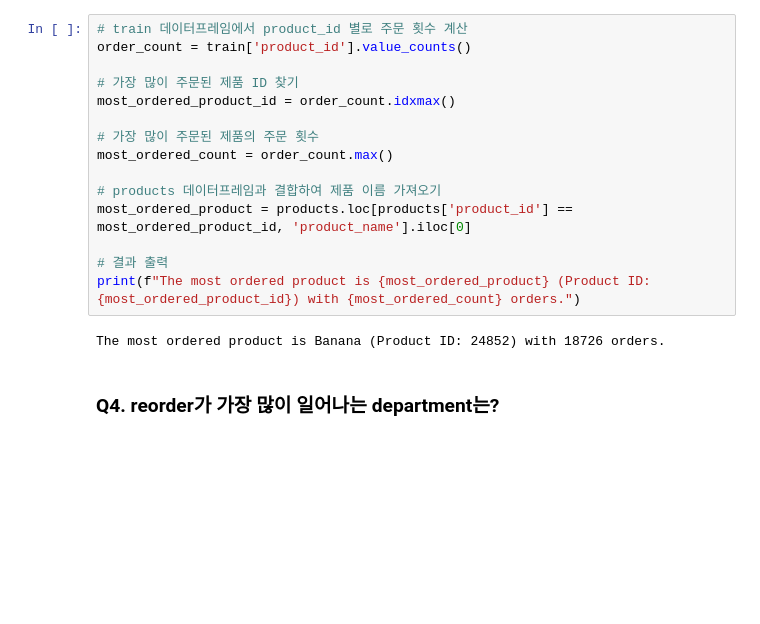
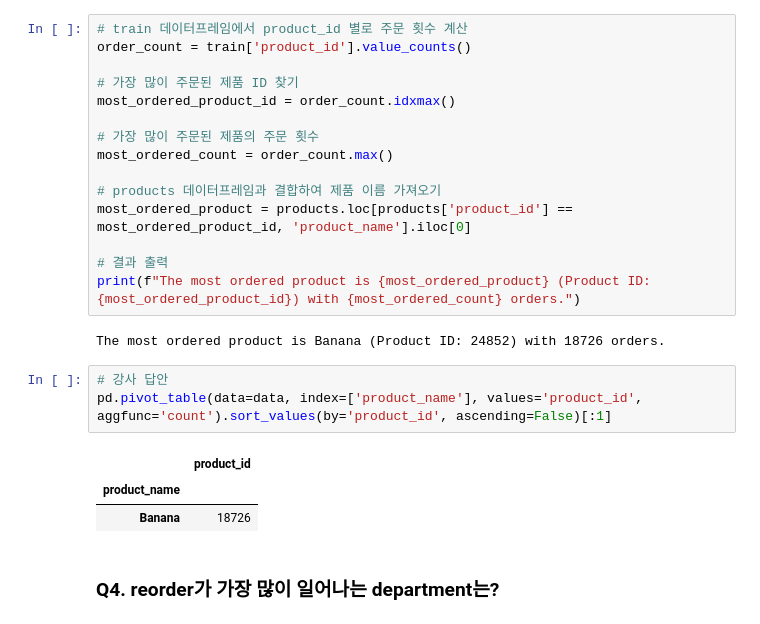
Before and after one commit to sy-grace/TIL, a Jupyter notebook: eda/240430-market-basket-analysis.ipynb, the cells around one changed output. Saved outputs shown, nothing was run; the diff lists cells and outputs as text; blank space fills up the shorter version.

```diff
--- a/eda/240430-market-basket-analysis.ipynb
+++ b/eda/240430-market-basket-analysis.ipynb
@@ -179,6 +187,13 @@ most_ordered_product = products.loc[products['product_id'] == most_ordered_produ
 print(f"The most ordered product is {most_ordered_product} (Product ID: {most_ordered_product_id}) with {most_ordered_count} orders.")
 # %% [output]
 The most ordered product is Banana (Product ID: 24852) with 18726 orders.
+# %%
+# 강사 답안
+pd.pivot_table(data=data, index=['product_name'], values='product_id', aggfunc='count').sort_values(by='product_id', ascending=False)[:1]
+# %% [output]
+|  | product_id |
+| product_name |  |
+| Banana | 18726 |
 # %% [markdown]
 ### Q4. reorder가 가장 많이 일어나는 department는?
 # %%
```
Also changed, not shown: parts of 5 cells of this notebook.
